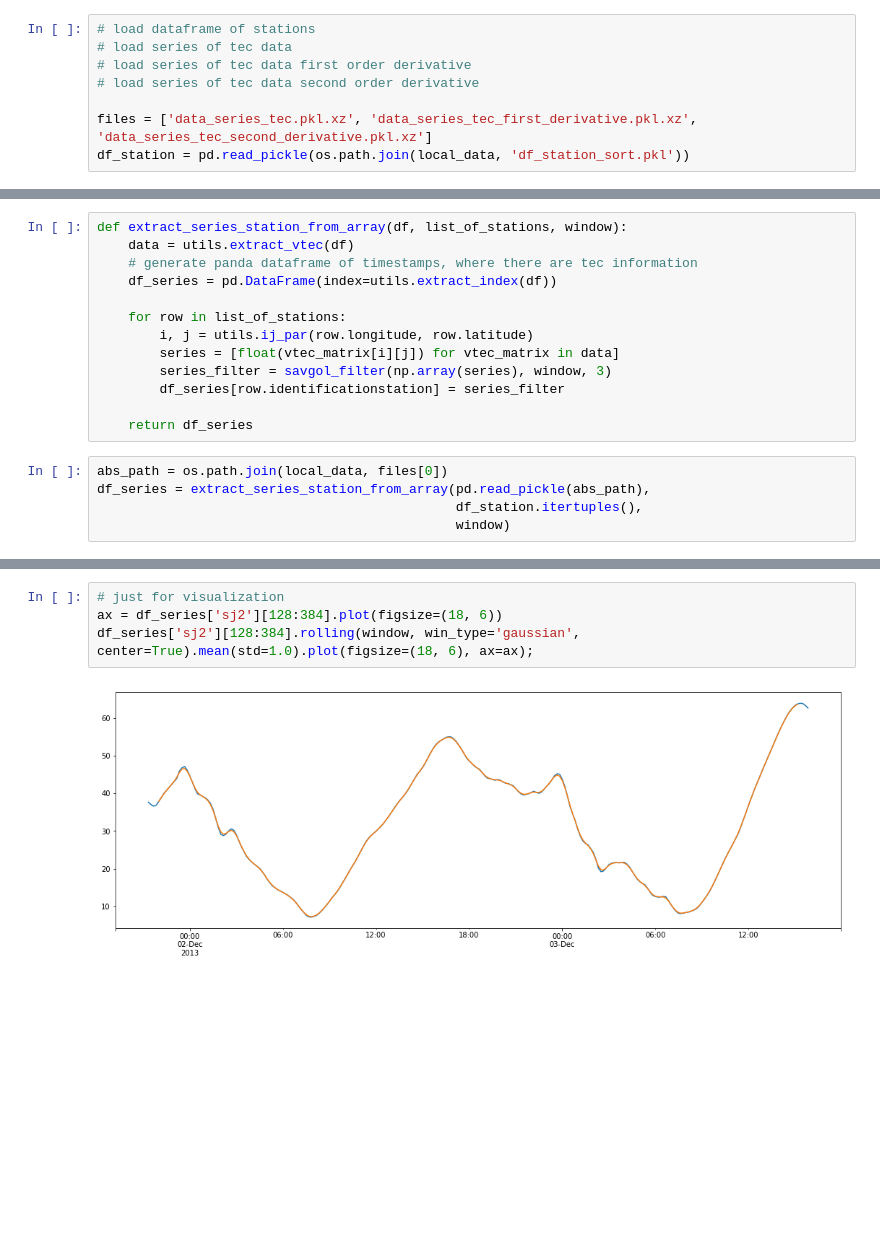
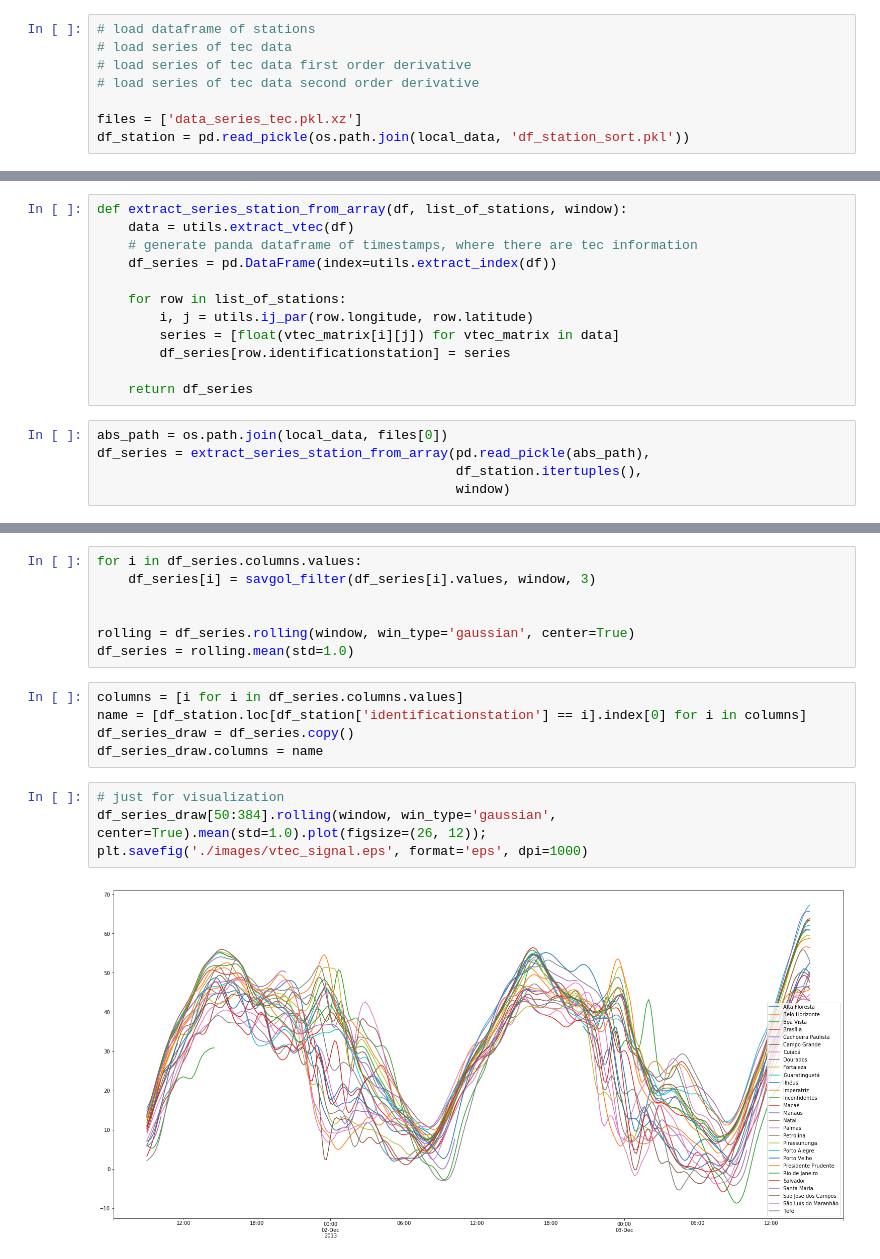
Before and after one commit to retiarus/correlation_vtec_s4, a Jupyter notebook: 03_extract_vtec_stations.ipynb, the cells around one changed output, grey strips where cells are left out. Cells and saved outputs as stored; diff of their text form; blank space fills up the shorter version.

Commit message:
update notebook 03_extract_vtec_stations.ipynb to save the plots and add the plots

```diff
--- a/03_extract_vtec_stations.ipynb
+++ b/03_extract_vtec_stations.ipynb
@@ -30,7 +30,7 @@ warnings.filterwarnings('ignore')
 # load series of tec data first order derivative
 # load series of tec data second order derivative
 
-files = ['data_series_tec.pkl.xz', 'data_series_tec_first_derivative.pkl.xz', 'data_series_tec_second_derivative.pkl.xz']
+files = ['data_series_tec.pkl.xz']
 df_station = pd.read_pickle(os.path.join(local_data, 'df_station_sort.pkl'))
 # %%
 df_station
@@ -62,8 +62,7 @@ def extract_series_station_from_array(df, list_of_stations, window):
     for row in list_of_stations:
         i, j = utils.ij_par(row.longitude, row.latitude)
         series = [float(vtec_matrix[i][j]) for vtec_matrix in data]
-        series_filter = savgol_filter(np.array(series), window, 3)
-        df_series[row.identificationstation] = series_filter
+        df_series[row.identificationstation] = series
 
     return df_series
 # %%
@@ -74,6 +86,18 @@ df_series = extract_series_station_from_array(pd.read_pickle(abs_path),
+# %%
+for i in df_series.columns.values:
+    df_series[i] = savgol_filter(df_series[i].values, window, 3)
+
+
+rolling = df_series.rolling(window, win_type='gaussian', center=True)
+df_series = rolling.mean(std=1.0)
+# %%
+columns = [i for i in df_series.columns.values]
+name = [df_station.loc[df_station['identificationstation'] == i].index[0] for i in columns]
+df_series_draw = df_series.copy()
+df_series_draw.columns = name
 # %%
 # just for visualization
-ax = df_series['sj2'][128:384].plot(figsize=(18, 6))
-df_series['sj2'][128:384].rolling(window, win_type='gaussian', center=True).mean(std=1.0).plot(figsize=(18, 6), ax=ax);
+df_series_draw[50:384].rolling(window, win_type='gaussian', center=True).mean(std=1.0).plot(figsize=(26, 12));
+plt.savefig('./images/vtec_signal.eps', format='eps', dpi=1000)
 # %% [output]
-[figure, old version]
+[figure, new version]
```
Also changed, not shown: parts of 5 cells of this notebook, 2 other files.
